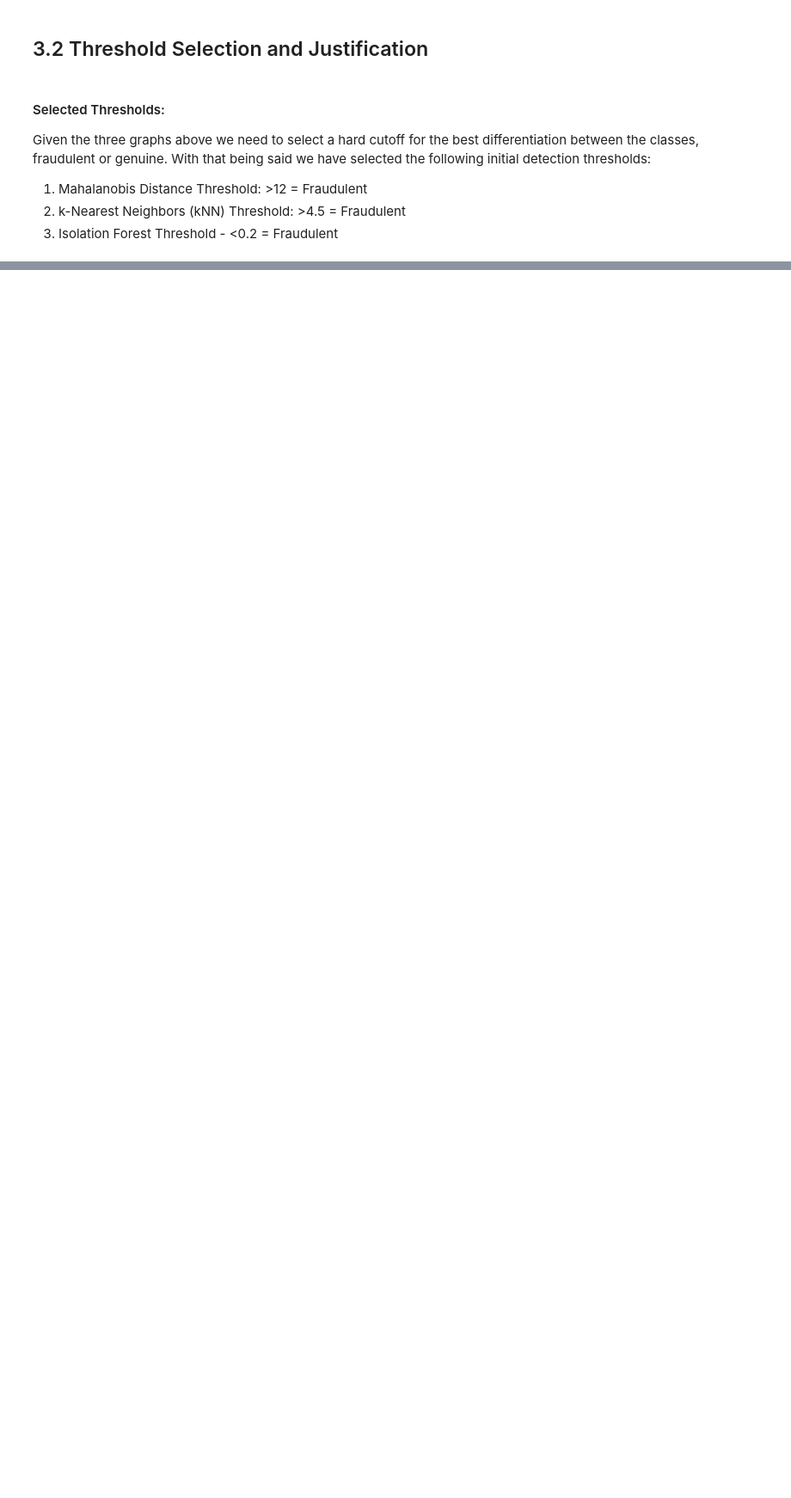
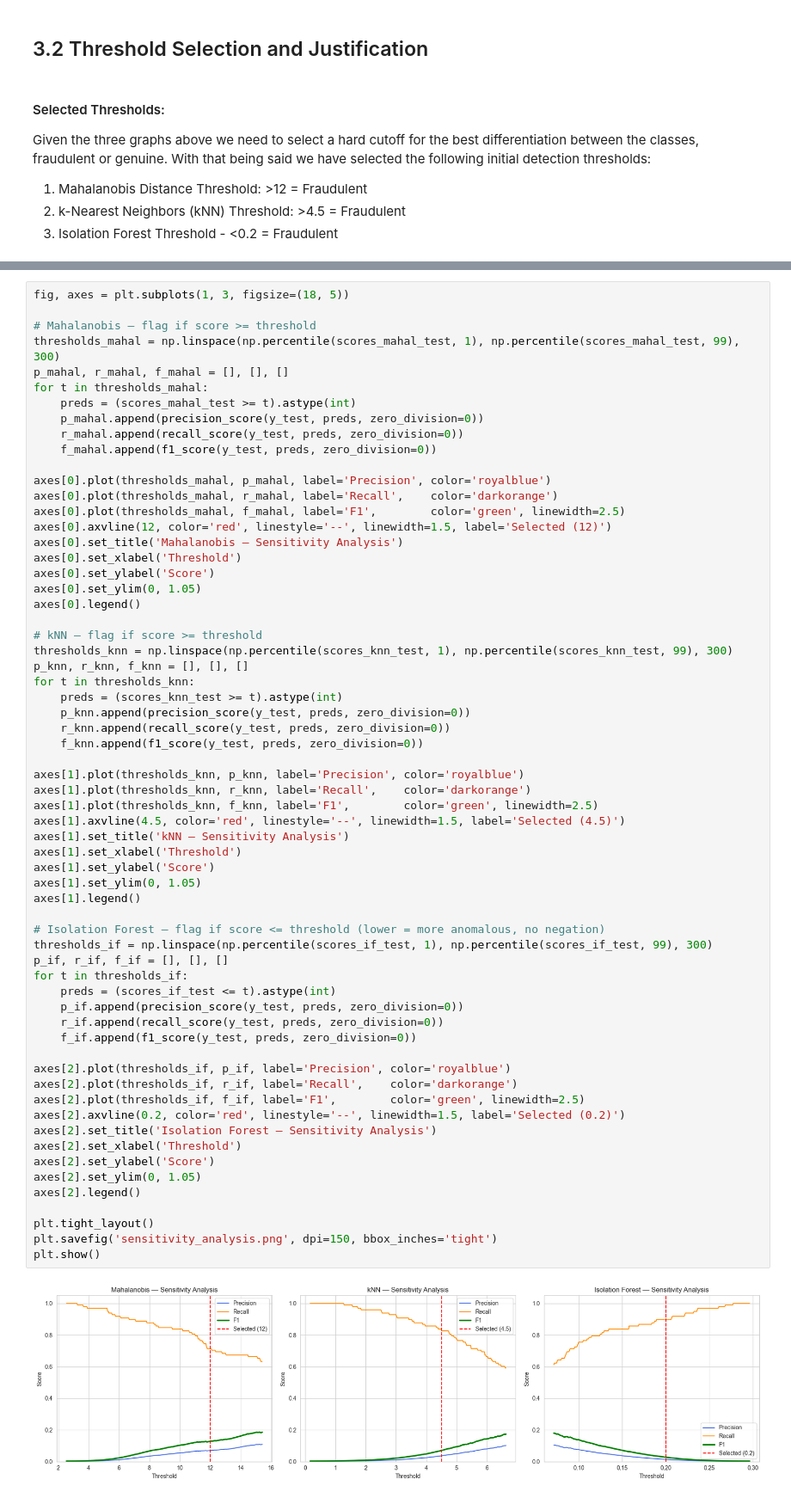
Before and after one commit to YaaqoobC/ECE447_Group_Project_Anomaly_Detection_Fall_2026, a Jupyter notebook: anomaly_detection.ipynb, the cells around one changed output, grey strips where cells are left out. Shown at 86% size. Drawn from its saved outputs; the diff is of its cells as text; blank space fills up the shorter version.

Commit message:
part 3.3: analyze differetn thresholds and adjust thresholds where needed

```diff
--- a/anomaly_detection.ipynb
+++ b/anomaly_detection.ipynb
@@ -314,0 +320,65 @@ With that being said we have selected the following initial detection thresholds
+# %%
+fig, axes = plt.subplots(1, 3, figsize=(18, 5))
+
+# Mahalanobis — flag if score >= threshold
+thresholds_mahal = np.linspace(np.percentile(scores_mahal_test, 1), np.percentile(scores_mahal_test, 99), 300)
+p_mahal, r_mahal, f_mahal = [], [], []
+for t in thresholds_mahal:
+    preds = (scores_mahal_test >= t).astype(int)
+    p_mahal.append(precision_score(y_test, preds, zero_division=0))
+    r_mahal.append(recall_score(y_test, preds, zero_division=0))
+    f_mahal.append(f1_score(y_test, preds, zero_division=0))
+
+axes[0].plot(thresholds_mahal, p_mahal, label='Precision', color='royalblue')
+axes[0].plot(thresholds_mahal, r_mahal, label='Recall',    color='darkorange')
+axes[0].plot(thresholds_mahal, f_mahal, label='F1',        color='green', linewidth=2.5)
+axes[0].axvline(12, color='red', linestyle='--', linewidth=1.5, label='Selected (12)')
+axes[0].set_title('Mahalanobis — Sensitivity Analysis')
+axes[0].set_xlabel('Threshold')
+axes[0].set_ylabel('Score')
+axes[0].set_ylim(0, 1.05)
+axes[0].legend()
+
+# kNN — flag if score >= threshold
+thresholds_knn = np.linspace(np.percentile(scores_knn_test, 1), np.percentile(scores_knn_test, 99), 300)
+p_knn, r_knn, f_knn = [], [], []
+for t in thresholds_knn:
+    preds = (scores_knn_test >= t).astype(int)
+    p_knn.append(precision_score(y_test, preds, zero_division=0))
+    r_knn.append(recall_score(y_test, preds, zero_division=0))
+    f_knn.append(f1_score(y_test, preds, zero_division=0))
+
+axes[1].plot(thresholds_knn, p_knn, label='Precision', color='royalblue')
+axes[1].plot(thresholds_knn, r_knn, label='Recall',    color='darkorange')
+axes[1].plot(thresholds_knn, f_knn, label='F1',        color='green', linewidth=2.5)
+axes[1].axvline(4.5, color='red', linestyle='--', linewidth=1.5, label='Selected (4.5)')
+axes[1].set_title('kNN — Sensitivity Analysis')
+axes[1].set_xlabel('Threshold')
+axes[1].set_ylabel('Score')
+axes[1].set_ylim(0, 1.05)
+axes[1].legend()
+
+# Isolation Forest — flag if score <= threshold (lower = more anomalous, no negation)
+thresholds_if = np.linspace(np.percentile(scores_if_test, 1), np.percentile(scores_if_test, 99), 300)
+p_if, r_if, f_if = [], [], []
+for t in thresholds_if:
+    preds = (scores_if_test <= t).astype(int)
+    p_if.append(precision_score(y_test, preds, zero_division=0))
+    r_if.append(recall_score(y_test, preds, zero_division=0))
+    f_if.append(f1_score(y_test, preds, zero_division=0))
+
+axes[2].plot(thresholds_if, p_if, label='Precision', color='royalblue')
+axes[2].plot(thresholds_if, r_if, label='Recall',    color='darkorange')
+axes[2].plot(thresholds_if, f_if, label='F1',        color='green', linewidth=2.5)
+axes[2].axvline(0.2, color='red', linestyle='--', linewidth=1.5, label='Selected (0.2)')
+axes[2].set_title('Isolation Forest — Sensitivity Analysis')
+axes[2].set_xlabel('Threshold')
+axes[2].set_ylabel('Score')
+axes[2].set_ylim(0, 1.05)
+axes[2].legend()
+
+plt.tight_layout()
+plt.savefig('sensitivity_analysis.png', dpi=150, bbox_inches='tight')
+plt.show()
+# %% [output]
+[figure, added]
```
Also changed, not shown: parts of 2 cells of this notebook.
